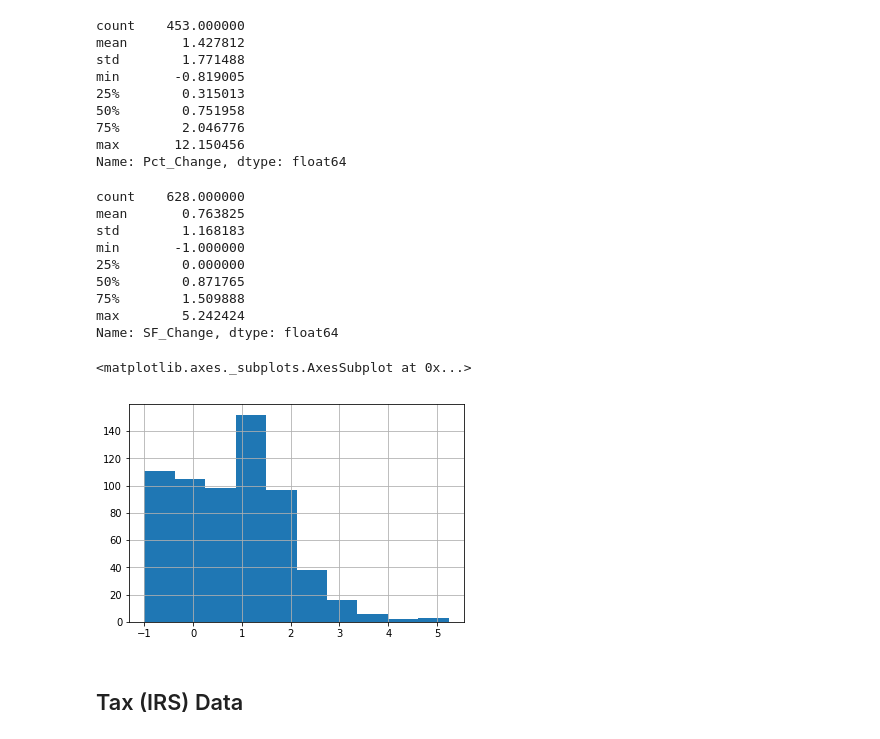
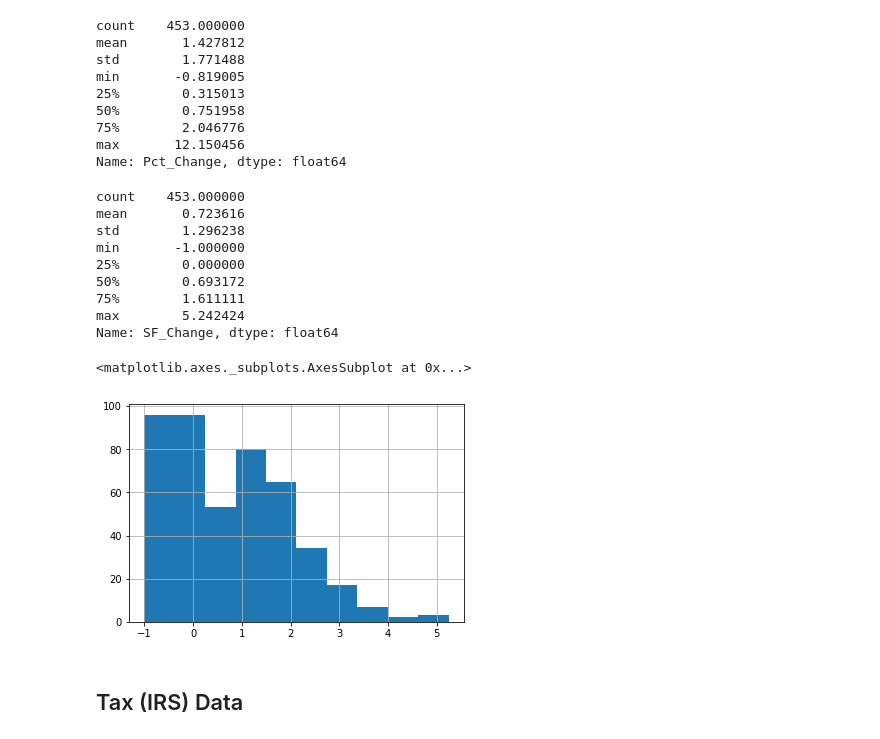
Before and after one commit to Cjcarlevato/data-question-4-affordable-housing-green-dogs, a Jupyter notebook: DQ4_Michael.ipynb, the cells around one changed output. Cells and saved outputs as stored; diff of their text form; code cells hidden in the pictures.

```diff
--- a/DQ4_Michael.ipynb
+++ b/DQ4_Michael.ipynb
@@ -129,6 +127,6 @@ bp.loc[(bp['Permit Type'] == 'CACN') & (bp['Permit Subtype'].isin(new_commercial
 # %% [markdown]
 ## Appraised Value Data
 # %%
-sf2009 = pd.read_csv('data/2009SINGLEFAMILYSF.txt')
-sf2013 = pd.read_csv('data/2013SINGLEFAMILYSF.txt')
-sf2017 = pd.read_csv('data/2017SINGLEFAMILYSF.txt')
+sf_2009 = pd.read_csv('data/2009SINGLEFAMILYSF.txt')
+sf_2013 = pd.read_csv('data/2013SINGLEFAMILYSF.txt')
+sf_2017 = pd.read_csv('data/2017SINGLEFAMILYSF.txt')
@@ -215,22 +256,22 @@ dummy['SF_Change'] = (dummy['FinishedArea'] - dummy['FinishedArea_y']) / dummy['
 # %%
 res_merged['SF_Change'] = (res_merged['FinishedArea'] - res_merged['FinishedArea_y']) / res_merged['FinishedArea_y']
 # %%
-dummy.SF_Change.describe()
+res_merged.SF_Change.describe()
 # %% [output]
-count    628.000000
-mean       0.763825
-std        1.168183
+count    453.000000
+mean       0.723616
+std        1.296238
 min       -1.000000
 25%        0.000000
-50%        0.871765
-75%        1.509888
+50%        0.693172
+75%        1.611111
 max        5.242424
 Name: SF_Change, dtype: float64
 # %%
-dummy.SF_Change.hist()
+res_merged.SF_Change.hist()
 # %% [output]
 <matplotlib.axes._subplots.AxesSubplot at 0x...>
-[figure, old version]
+[figure, new version]
 # %% [markdown]
 ## Tax (IRS) Data
 # %%
```
Also changed, not shown: parts of 8 cells of this notebook.
